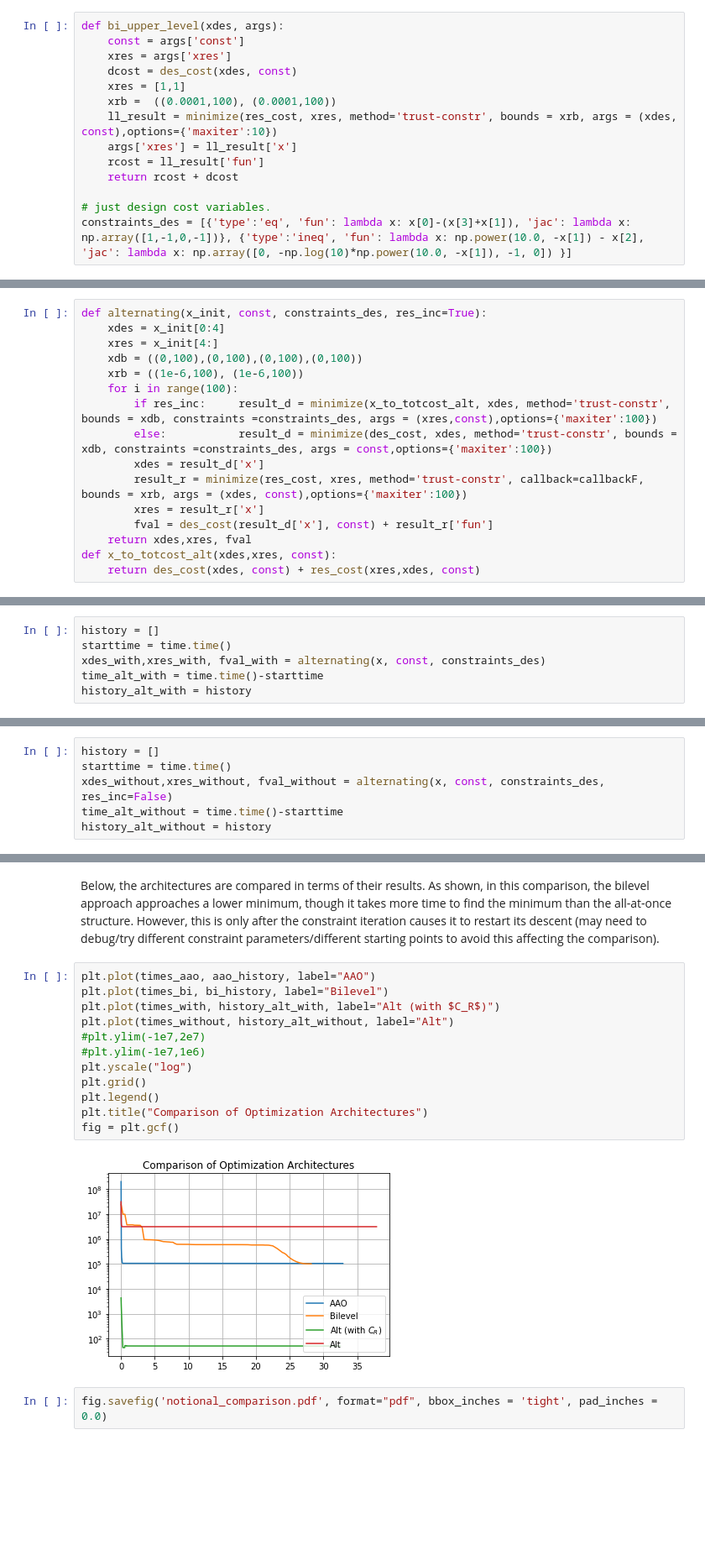
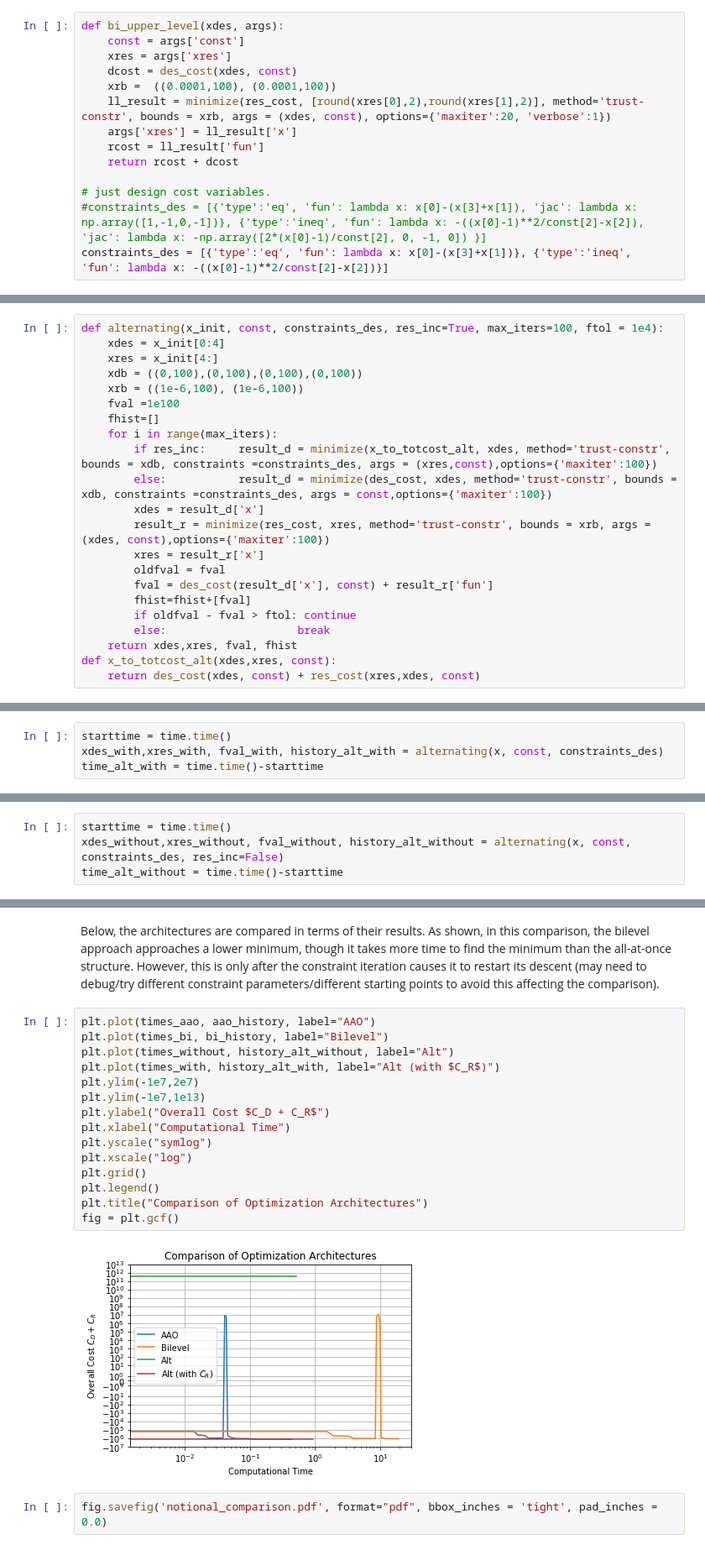
Before and after one commit to DesignEngrLab/resil_opt_examples, a Jupyter notebook: Notional System Problem/Notional Example.ipynb, the cells around one changed output, grey strips where cells are left out. Shown at 84% size. Drawn from its saved outputs; the diff is of its cells as text; blank space fills up the shorter version.

```diff
--- a/Notional System Problem/Notional Example.ipynb
+++ b/Notional System Problem/Notional Example.ipynb
@@ -167,12 +147,12 @@ def bi_upper_level(xdes, args):
     const = args['const']
     xres = args['xres']
     dcost = des_cost(xdes, const)
-    xres = [1,1]
     xrb =  ((0.0001,100), (0.0001,100))
-    ll_result = minimize(res_cost, xres, method='trust-constr', bounds = xrb, args = (xdes, const),options={'maxiter':10})
+    ll_result = minimize(res_cost, [round(xres[0],2),round(xres[1],2)], method='trust-constr', bounds = xrb, args = (xdes, const), options={'maxiter':20, 'verbose':1})
     args['xres'] = ll_result['x']
     rcost = ll_result['fun']
     return rcost + dcost
 
 # just design cost variables.
-constraints_des = [{'type':'eq', 'fun': lambda x: x[0]-(x[3]+x[1]), 'jac': lambda x: np.array([1,-1,0,-1])}, {'type':'ineq', 'fun': lambda x: np.power(10.0, -x[1]) - x[2], 'jac': lambda x: np.array([0, -np.log(10)*np.power(10.0, -x[1]), -1, 0]) }]
+#constraints_des = [{'type':'eq', 'fun': lambda x: x[0]-(x[3]+x[1]), 'jac': lambda x: np.array([1,-1,0,-1])}, {'type':'ineq', 'fun': lambda x: -((x[0]-1)**2/const[2]-x[2]), 'jac': lambda x: -np.array([2*(x[0]-1)/const[2], 0, -1, 0]) }]
+constraints_des = [{'type':'eq', 'fun': lambda x: x[0]-(x[3]+x[1])}, {'type':'ineq', 'fun': lambda x: -((x[0]-1)**2/const[2]-x[2])}]
@@ -216,29 +312,33 @@ times_bi = np.linspace(0,1,len(bi_history))*time_bi
 
 In the alternating architecture, the optimization of the resilience model and the optimization of hte design model alternate until the overall design is converged due to lack of improvement (or some other criteria is met).
 # %%
-def alternating(x_init, const, constraints_des, res_inc=True):
+def alternating(x_init, const, constraints_des, res_inc=True, max_iters=100, ftol = 1e4):
     xdes = x_init[0:4]
     xres = x_init[4:]
     xdb = ((0,100),(0,100),(0,100),(0,100))
     xrb = ((1e-6,100), (1e-6,100))
-    for i in range(100):
+    fval =1e100
+    fhist=[]
+    for i in range(max_iters):
         if res_inc:     result_d = minimize(x_to_totcost_alt, xdes, method='trust-constr', bounds = xdb, constraints =constraints_des, args = (xres,const),options={'maxiter':100})
         else:           result_d = minimize(des_cost, xdes, method='trust-constr', bounds = xdb, constraints =constraints_des, args = const,options={'maxiter':100})
         xdes = result_d['x']
-        result_r = minimize(res_cost, xres, method='trust-constr', callback=callbackF, bounds = xrb, args = (xdes, const),options={'maxiter':100})
+        result_r = minimize(res_cost, xres, method='trust-constr', bounds = xrb, args = (xdes, const),options={'maxiter':100})
         xres = result_r['x']
+        oldfval = fval
         fval = des_cost(result_d['x'], const) + result_r['fun']
-    return xdes,xres, fval
+        fhist=fhist+[fval]
+        if oldfval - fval > ftol: continue
+        else:                    break
+    return xdes,xres, fval, fhist
 def x_to_totcost_alt(xdes,xres, const):
     return des_cost(xdes, const) + res_cost(xres,xdes, const)
 # %% [markdown]
 The alternating structure can be run with/without the resilience cost in the upper level. Below we use the resilience costs:
 # %%
-history = []
 starttime = time.time()
-xdes_with,xres_with, fval_with = alternating(x, const, constraints_des)
+xdes_with,xres_with, fval_with, history_alt_with = alternating(x, const, constraints_des)
 time_alt_with = time.time()-starttime
-history_alt_with = history
 # %%
 time_alt_with
 # %% [output]
@@ -252,11 +352,9 @@ times_with = np.linspace(0,1,len(history_alt_with))*time_alt_with
 # %% [markdown]
 Finally, with no resilience costs:
 # %%
-history = []
 starttime = time.time()
-xdes_without,xres_without, fval_without = alternating(x, const, constraints_des, res_inc=False)
+xdes_without,xres_without, fval_without, history_alt_without = alternating(x, const, constraints_des, res_inc=False)
 time_alt_without = time.time()-starttime
-history_alt_without = history
 # %%
 time_alt_without
 # %% [output]
@@ -284,17 +392,20 @@ Below, the architectures are compared in terms of their results. As shown, in th
 # %%
 plt.plot(times_aao, aao_history, label="AAO")
 plt.plot(times_bi, bi_history, label="Bilevel")
+plt.plot(times_without, history_alt_without, label="Alt")
 plt.plot(times_with, history_alt_with, label="Alt (with $C_R$)")
-plt.plot(times_without, history_alt_without, label="Alt")
-#plt.ylim(-1e7,2e7)
-#plt.ylim(-1e7,1e6)
-plt.yscale("log")
+plt.ylim(-1e7,2e7)
+plt.ylim(-1e7,1e13)
+plt.ylabel("Overall Cost $C_D + C_R$")
+plt.xlabel("Computational Time")
+plt.yscale("symlog")
+plt.xscale("log")
 plt.grid()
 plt.legend()
 plt.title("Comparison of Optimization Architectures")
 fig = plt.gcf()
 # %% [output]
-[figure, old version]
+[figure, new version]
 # %%
 fig.savefig('notional_comparison.pdf', format="pdf", bbox_inches = 'tight', pad_inches = 0.0)
 # %%
```
Also changed, not shown: parts of 24 cells of this notebook, 1 other file.
